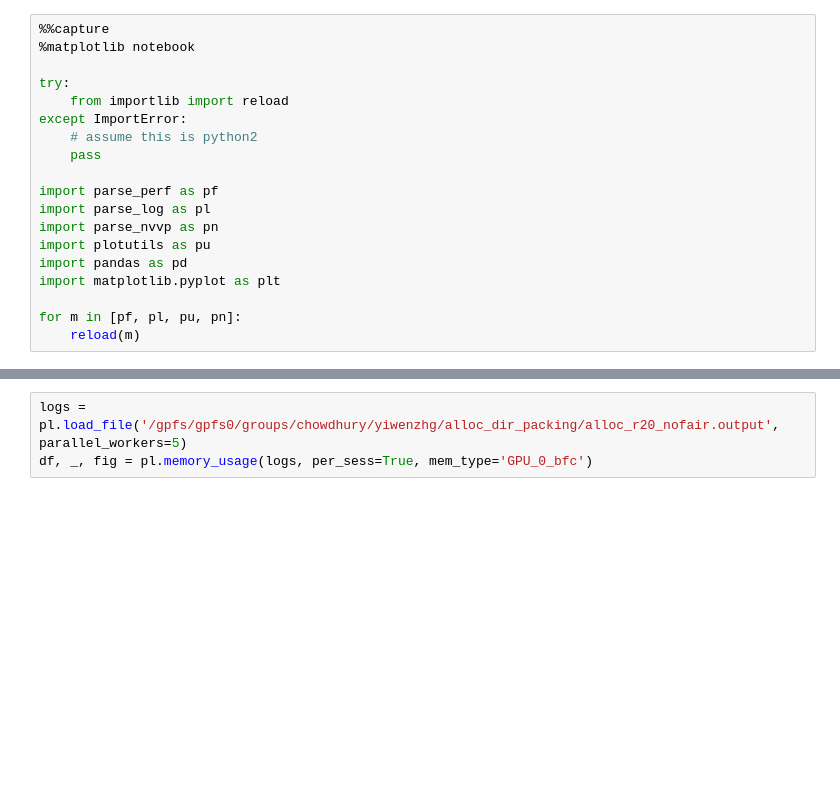
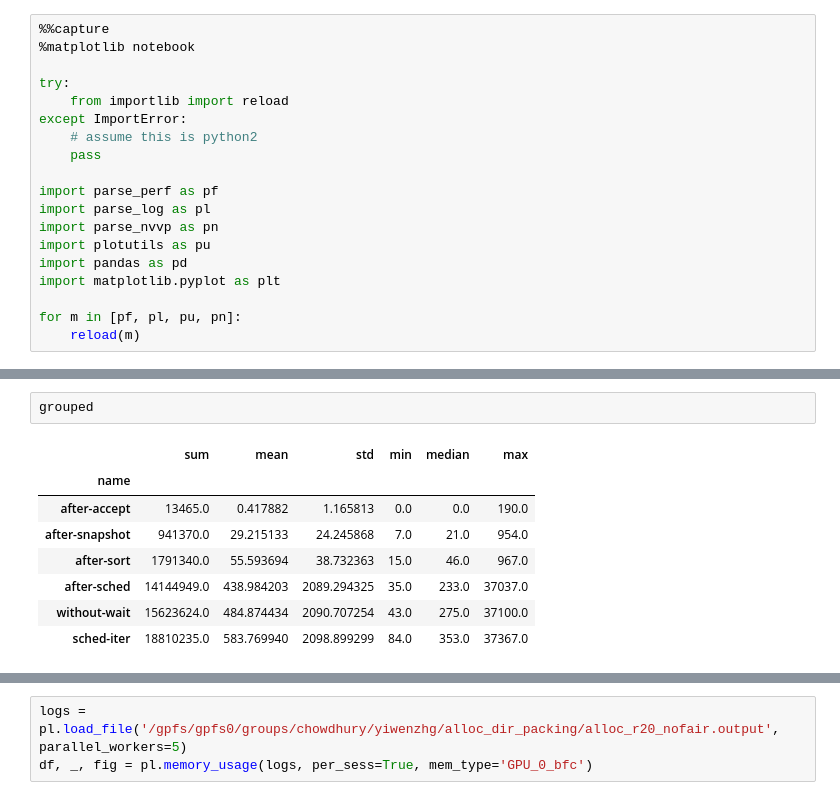
Before and after one commit to SymbioticLab/Salus, a Jupyter notebook: scripts/perf_analysis.ipynb, the cells around one changed output, grey strips where cells are left out. Drawn from its saved outputs; the diff is of its cells as text; blank space fills up the shorter version.

```diff
--- a/scripts/perf_analysis.ipynb
+++ b/scripts/perf_analysis.ipynb
@@ -19,0 +31,11 @@ for m in [pf, pl, pu, pn]:
+# %%
+grouped
+# %% [output]
+|  | sum | mean | std | min | median | max |
+| name |  |  |  |  |  |  |
+| after-accept | 13465.0 | 0.417882 | 1.165813 | 0.0 | 0.0 | 190.0 |
+| after-snapshot | 941370.0 | 29.215133 | 24.245868 | 7.0 | 21.0 | 954.0 |
+| after-sort | 1791340.0 | 55.593694 | 38.732363 | 15.0 | 46.0 | 967.0 |
+| after-sched | 14144949.0 | 438.984203 | 2089.294325 | 35.0 | 233.0 | 37037.0 |
+| without-wait | 15623624.0 | 484.874434 | 2090.707254 | 43.0 | 275.0 | 37100.0 |
+| sched-iter | 18810235.0 | 583.769940 | 2098.899299 | 84.0 | 353.0 | 37367.0 |
```
Also changed, not shown: parts of 9 cells of this notebook, 1 other file.
